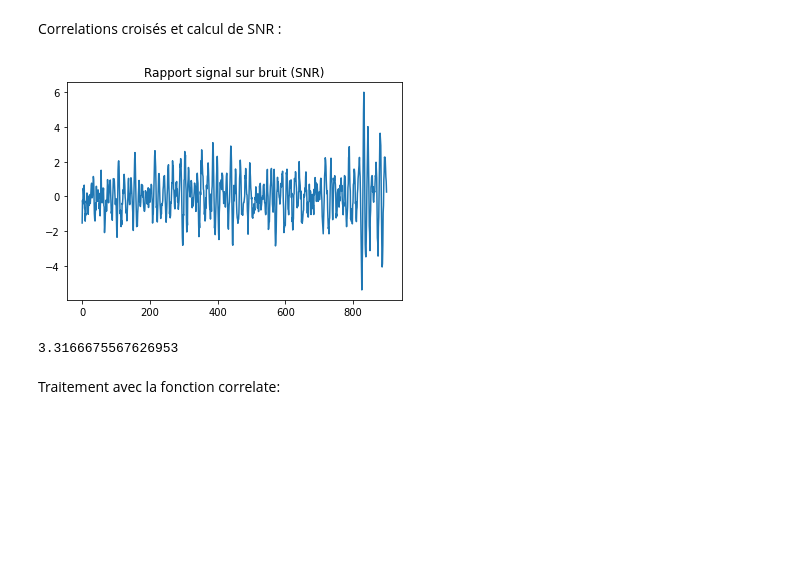
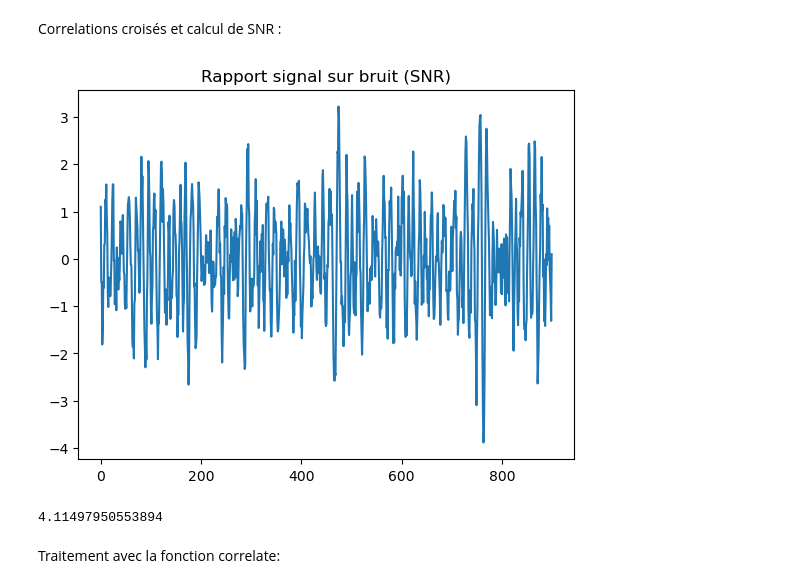
Before and after one commit to Ovive57/M2_filtrage, a Jupyter notebook: Comparaison des outils développés avec des librairies dédiées.ipynb, the cells around one changed output. Drawn from its saved outputs; the diff is of its cells as text; code cells hidden in the pictures; blank space fills up the shorter version.

```diff
--- a/Comparaison des outils développés avec des librairies dédiées.ipynb
+++ b/Comparaison des outils développés avec des librairies dédiées.ipynb
@@ -194,7 +203,7 @@ amp_init_model = 1
 signal_model = sinusoidal(temps1, amp_init_model, puls_init)
 
 # Inverse covariance
-cov, Cn = covariance(dens, temps)
+cov, Cn = covariance(dens, temps1)
 
 # Filtre
 filtre = np.dot(cov, signal_model)
@@ -203,24 +212,24 @@ Correlations croisés et calcul de SNR :
 # %%
 # Signal
 start = time.time()
 
 prodat = cross(filtre, signal_bruit)
 
 #Bruit
 bruit_filtre, devbr = bruitfiltre(dens,filtre)
 
-SNR = prodat/devbr
+SNR_3 = prodat/devbr
 
-plt.plot(SNR)
+plt.plot(SNR_3)
 plt.title("Rapport signal sur bruit (SNR)")
 plt.show()
 
 end = time.time()
 t = end - start
 print(t)
 # %% [output]
-[figure, old version]
+[figure, new version]
-3.3166675567626953
+4.11497950553894
 # %% [markdown]
 Traitement avec la fonction correlate:
 # %%
```
Also changed, not shown: parts of 13 cells of this notebook, 2 other files.
